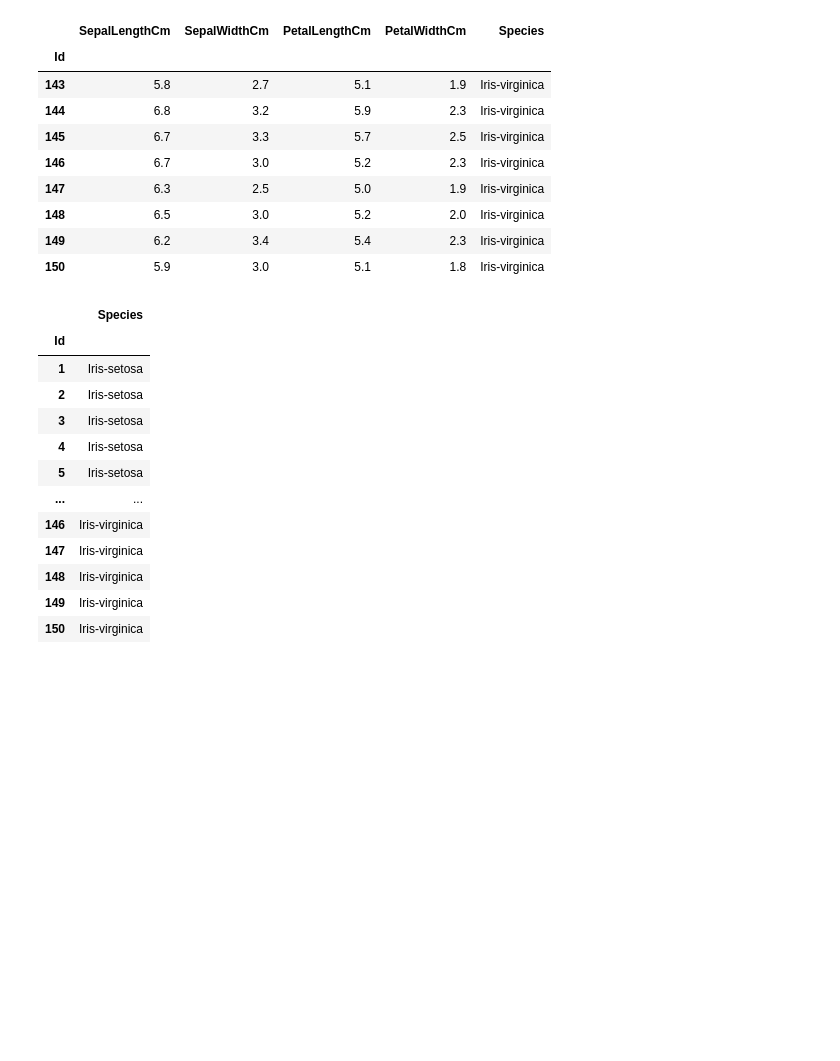
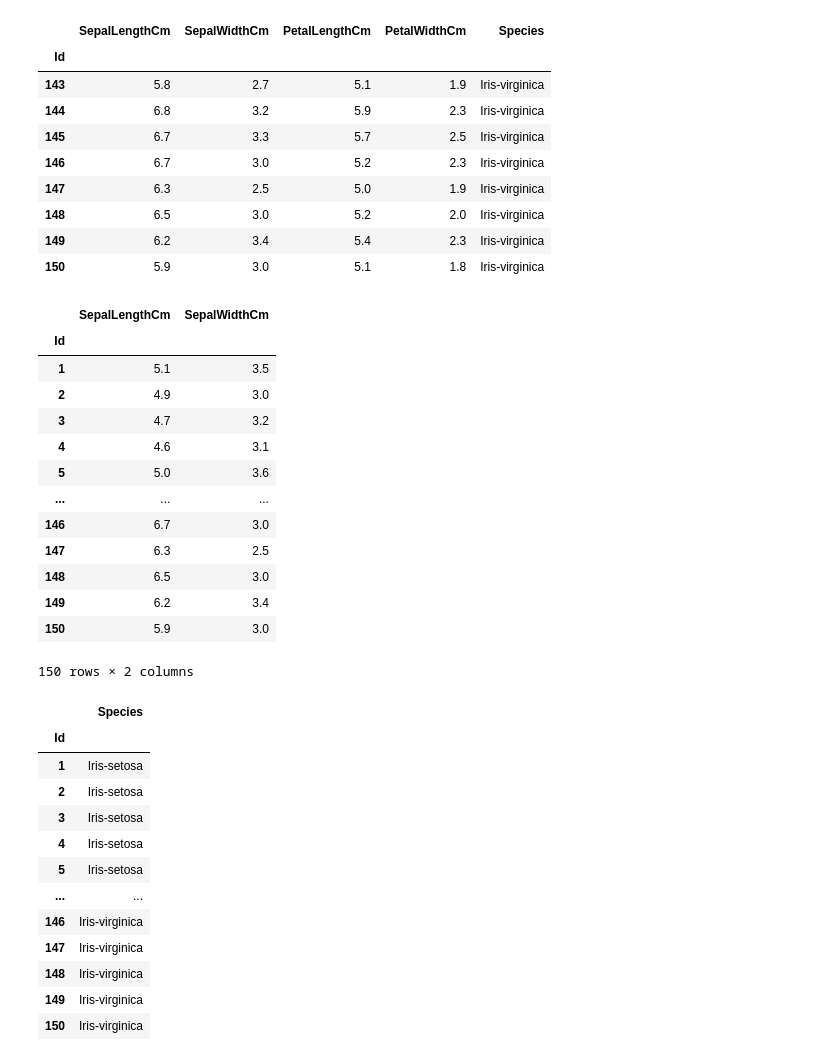
Before and after one commit to Swagata04/MLDS, a Jupyter notebook: HRV/DataScience/Dtavisualisation/datawrangling.ipynb, the cells around one changed output. Cells and saved outputs as stored; diff of their text form; code cells hidden in the pictures; blank space fills up the shorter version.

```diff
--- a/HRV/DataScience/Dtavisualisation/datawrangling.ipynb
+++ b/HRV/DataScience/Dtavisualisation/datawrangling.ipynb
@@ -160,6 +204,23 @@ df2.tail(8)
 | 148 | 6.5 | 3.0 | 5.2 | 2.0 | Iris-virginica |
 | 149 | 6.2 | 3.4 | 5.4 | 2.3 | Iris-virginica |
 | 150 | 5.9 | 3.0 | 5.1 | 1.8 | Iris-virginica |
+# %%
+df2.filter(items=['SepalLengthCm', 'SepalWidthCm'])
+# %% [output]
+|  | SepalLengthCm | SepalWidthCm |
+| Id |  |  |
+| 1 | 5.1 | 3.5 |
+| 2 | 4.9 | 3.0 |
+| 3 | 4.7 | 3.2 |
+| 4 | 4.6 | 3.1 |
+| 5 | 5.0 | 3.6 |
+| ... | ... | ... |
+| 146 | 6.7 | 3.0 |
+| 147 | 6.3 | 2.5 |
+| 148 | 6.5 | 3.0 |
+| 149 | 6.2 | 3.4 |
+| 150 | 5.9 | 3.0 |
+150 rows × 2 columns
 # %%
 df2.filter(regex='es$')
 # %% [output]
```
Also changed, not shown: parts of 7 cells of this notebook.
